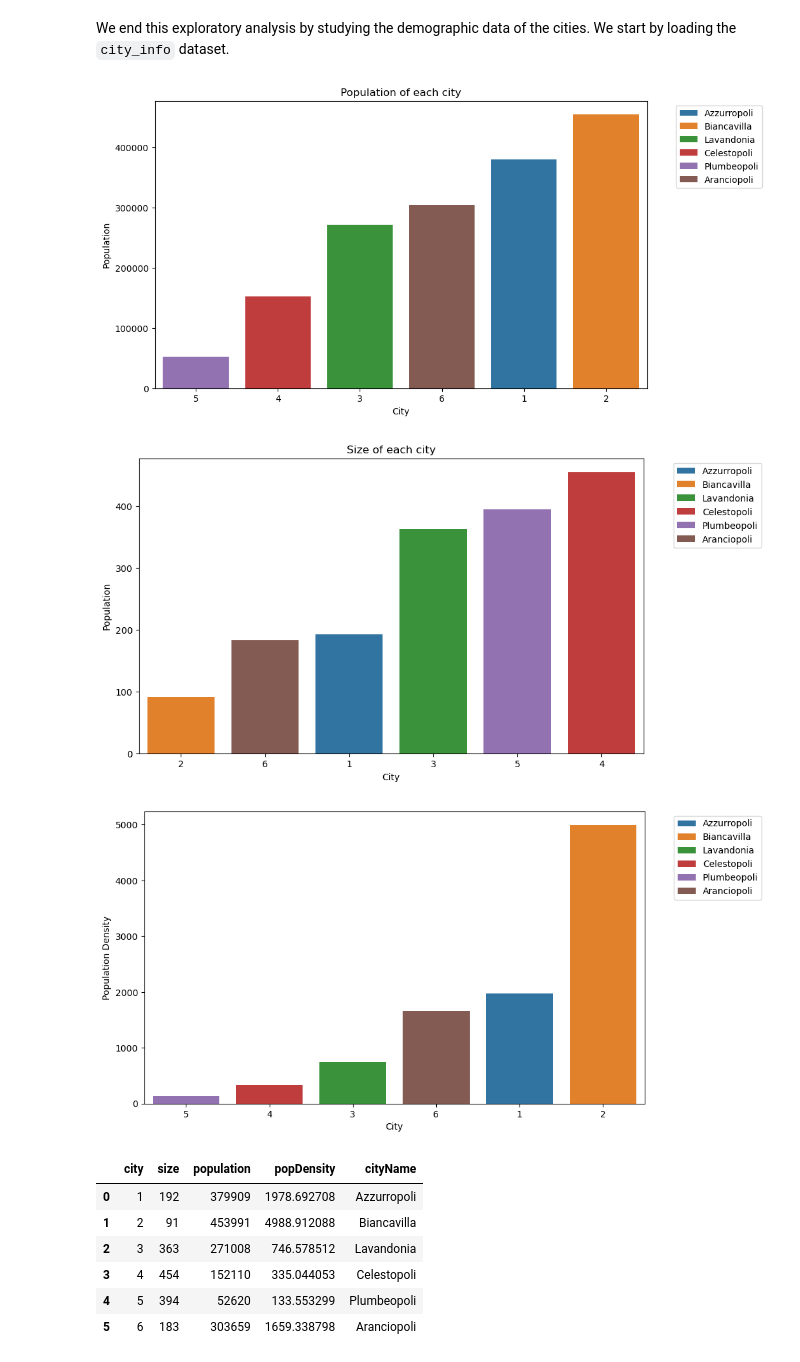
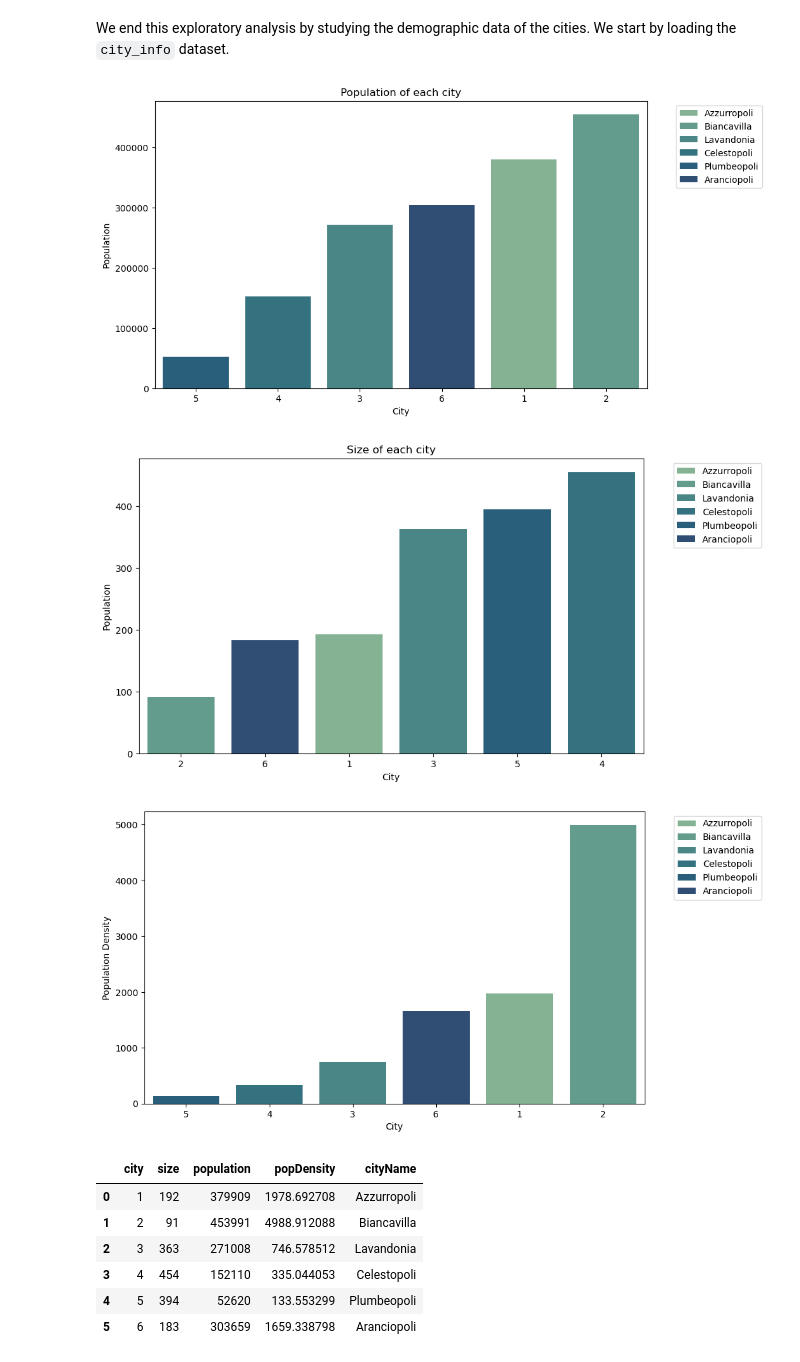
Before and after one commit to leonardohannas/MODS206_TelecomParis, a Jupyter notebook: notebook.ipynb, the cells around one changed output. Drawn from its saved outputs; the diff is of its cells as text; code cells hidden in the pictures.

Commit message:
color change in some plots

```diff
--- a/notebook.ipynb
+++ b/notebook.ipynb
@@ -336,38 +336,38 @@ We end this exploratory analysis by studying the demographic data of the cities.
 city_info_sorted = city_info.sort_values('population', ascending=True)
 
 plt.figure(figsize=(10, 6), dpi=100)
-sns.barplot(x='city', y='population', hue='cityName', data=city_info, order=city_info_sorted.city, dodge=False)
+sns.barplot(x='city', y='population', hue='cityName', data=city_info, order=city_info_sorted.city, dodge=False, palette='crest')
 plt.legend(bbox_to_anchor=(1.05, 1), loc='upper left')
 plt.title("Population of each city")
 plt.ylabel("Population")
 plt.xlabel("City")
 plt.show()
 # %% [output]
-[figure, old version]
+[figure, new version]
 # %%
 city_info_sorted = city_info.sort_values('size', ascending=True)
 
 plt.figure(figsize=(10, 6), dpi=100)
-sns.barplot(x='city', y='size', hue='cityName', data=city_info, order=city_info_sorted.city, dodge=False)
+sns.barplot(x='city', y='size', hue='cityName', data=city_info, order=city_info_sorted.city, dodge=False, palette='crest')
 plt.legend(bbox_to_anchor=(1.05, 1), loc='upper left')
 plt.title("Size of each city")
 plt.ylabel("Population")
 plt.xlabel("City")
 plt.show()
 # %% [output]
-[figure, old version]
+[figure, new version]
 # %%
 city_info_sorted = city_info.sort_values('popDensity', ascending=True)
 
 plt.figure(figsize=(10, 6), dpi=100)
-sns.barplot(x='city', y='popDensity', hue='cityName', data=city_info, order=city_info_sorted.city, dodge=False)
+sns.barplot(x='city', y='popDensity', hue='cityName', data=city_info, order=city_info_sorted.city, dodge=False, palette='crest')
 plt.legend(bbox_to_anchor=(1.05, 1), loc='upper left')
 # plt.title("Population density of each city")
 plt.ylabel("Population Density")
 plt.xlabel("City")
 plt.show()
 # %% [output]
-[figure, old version]
+[figure, new version]
 # %%
 city_info
 # %% [output]
```
Also changed, not shown: parts of 7 cells of this notebook, 1 other file.
